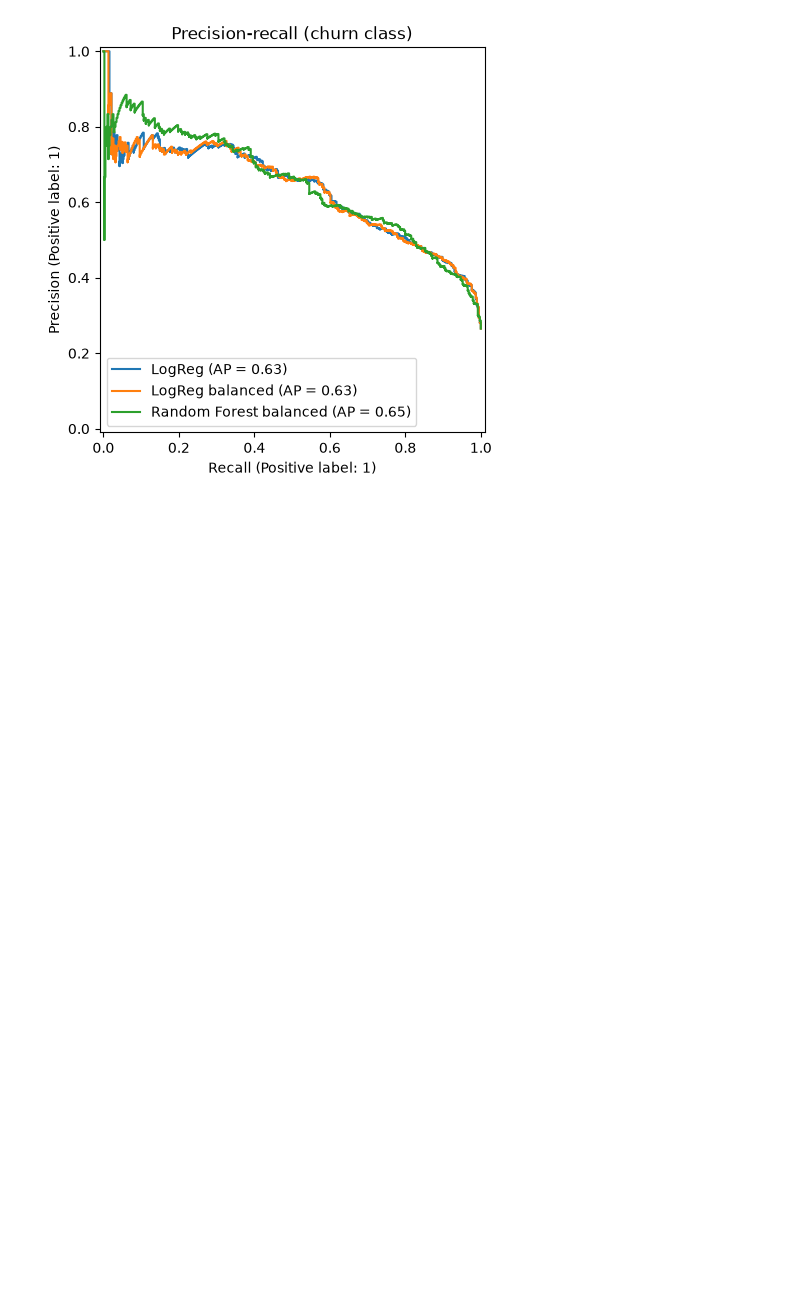
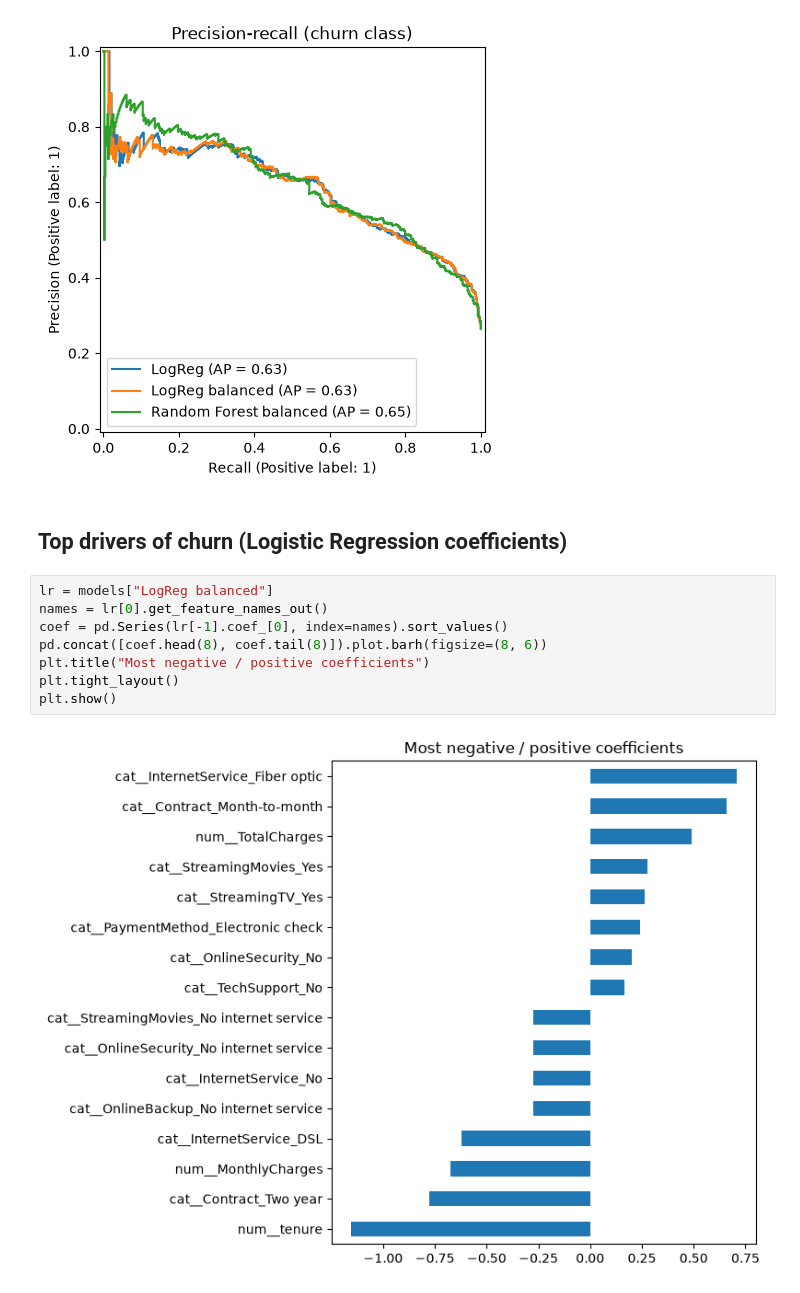
Before and after one commit to akylbek04/customer-churn-classification, a Jupyter notebook: notebooks/02_model_evaluation.ipynb, the cells around one changed output. Drawn from its saved outputs; the diff is of its cells as text; blank space fills up the shorter version.

Commit message:
Evaluation: show top churn drivers from coefficients

```diff
--- a/notebooks/02_model_evaluation.ipynb
+++ b/notebooks/02_model_evaluation.ipynb
@@ -72,3 +72,15 @@ ax.set_title("Precision-recall (churn class)")
 plt.show()
 # %% [output]
 [figure]
+# %% [markdown]
+## Top drivers of churn (Logistic Regression coefficients)
+# %%
+lr = models["LogReg balanced"]
+names = lr[0].get_feature_names_out()
+coef = pd.Series(lr[-1].coef_[0], index=names).sort_values()
+pd.concat([coef.head(8), coef.tail(8)]).plot.barh(figsize=(8, 6))
+plt.title("Most negative / positive coefficients")
+plt.tight_layout()
+plt.show()
+# %% [output]
+[figure, added]
```
